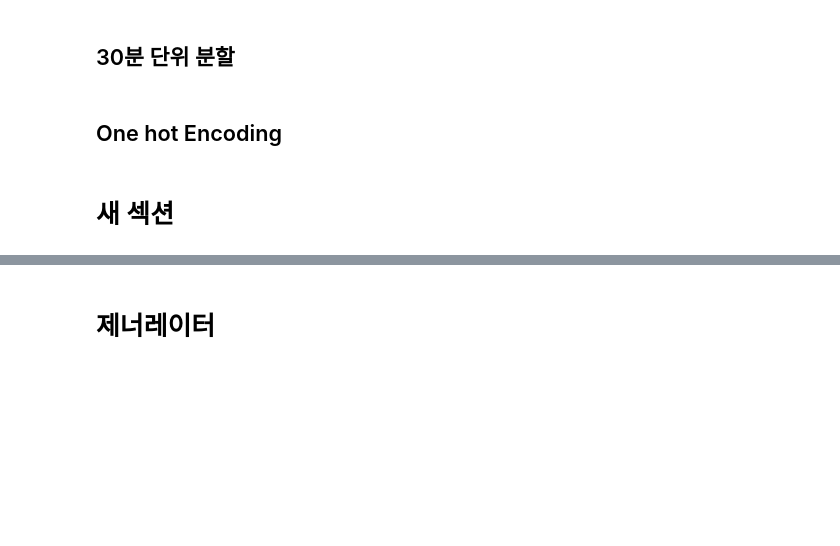
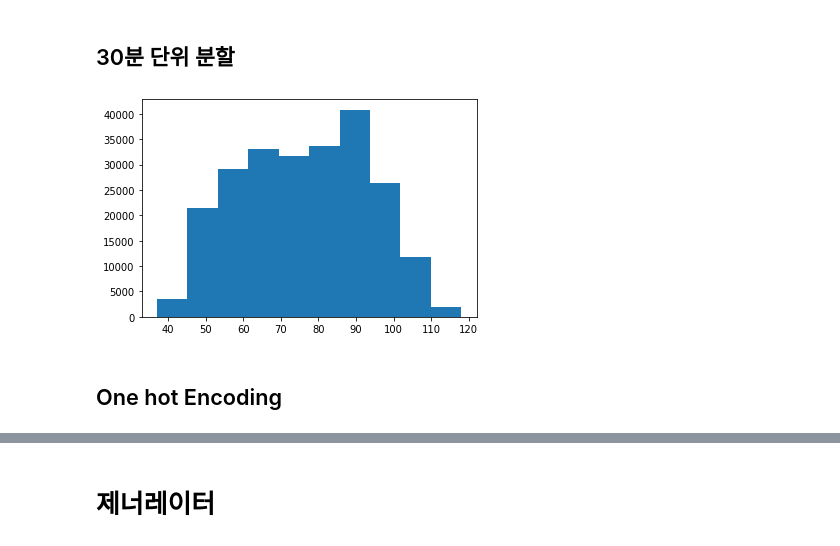
Before and after one commit to crimama/Airport_Configuration, a Jupyter notebook: notebook/Hun_Baseline.ipynb, the cells around one changed output, grey strips where cells are left out. Saved outputs shown, nothing was run; the diff lists cells and outputs as text; code cells hidden in the pictures; blank space fills up the shorter version.

```diff
--- a/notebook/Hun_Baseline.ipynb
+++ b/notebook/Hun_Baseline.ipynb
@@ -61,21 +41,38 @@ for airport in airport_names:
+# %%
+lamp_df = {} #공항 별 lamp 데이터 딕셔너리
+config_df = {} #공항 별 Configuration 데이터 딕셔너리
+for airport in airport_names:
+  temp_lamp = make_dir('lamp',dir[airport])
+  lamp_df[airport] = pd.read_csv(temp_lamp)
+  temp_csv = pd.read_csv(make_dir('config',dir[airport]))
+  config_df[airport] = temp_csv
 # %% [markdown]
 # 데이터 전처리
 # %% [markdown]
 ## 30분 단위 분할
 # %%
 #입력한 시간 대로 분할
-def split_by_min(airport_config,split_min):
-  airport_config['timestamp'] = pd.to_datetime(airport_config['timestamp'])
-  airport_config = airport_config.sort_values(by='timestamp')
-  airport_config = pd.DataFrame(airport_config.set_index('timestamp').airport_config.resample(split_min).ffill().dropna()).reset_index()
-  return airport_config
+def split_config_min(split_df,split_min):
+  split_df['timestamp'] = pd.to_datetime(split_df['timestamp'])
+  split_df = split_df.sort_values(by='timestamp')
+  split_df = pd.DataFrame(split_df.set_index('timestamp').airport_config.resample(split_min).ffill().dropna()).reset_index()
+  return split_df
 # %%
+#모든 항공사 30분 단위로 분할
 for airport in airport_names:
-  config_df[airport] = split_by_min(config_df[airport],'30min')
+  config_df[airport] = split_config_min(config_df[airport],'30min')
+# %%
+temp_df = lamp_df[airport]
+temp_df['timestamp'] = pd.to_datetime(temp_df['timestamp'])
+temp_df = temp_df.sort_values(by=['timestamp','forecast_timestamp'])
+temp_df = temp_df.reset_index().drop(columns='index')
+# %%
+plt.hist(temp_df['temperature'])
+plt.show()
+# %% [output]
+[figure, added]
 # %% [markdown]
 ## One hot Encoding
-# %% [markdown]
-# 새 섹션
 # %%
 def one_hot(config,label):
   if config == label:
```
Also changed, not shown: parts of 11 cells of this notebook.
